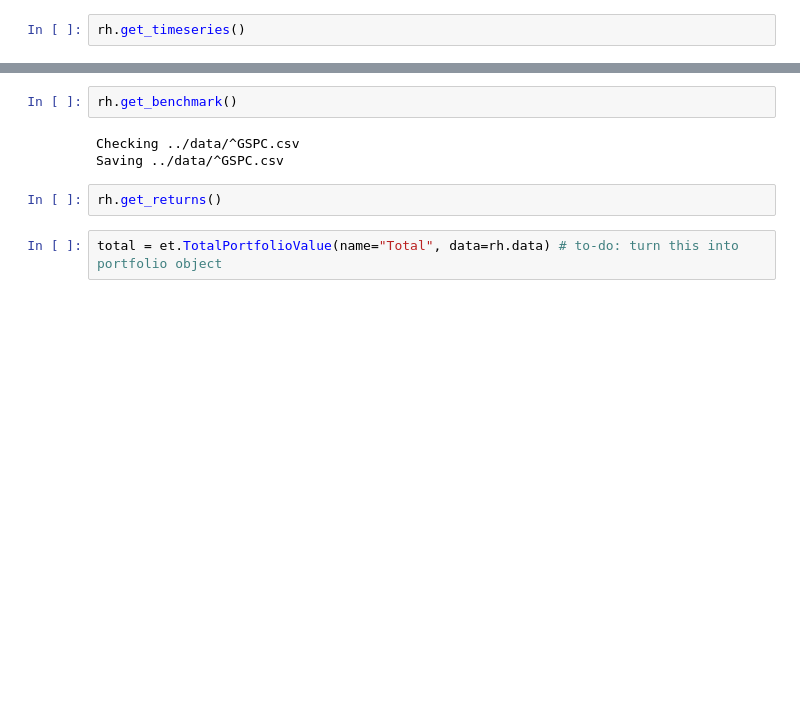
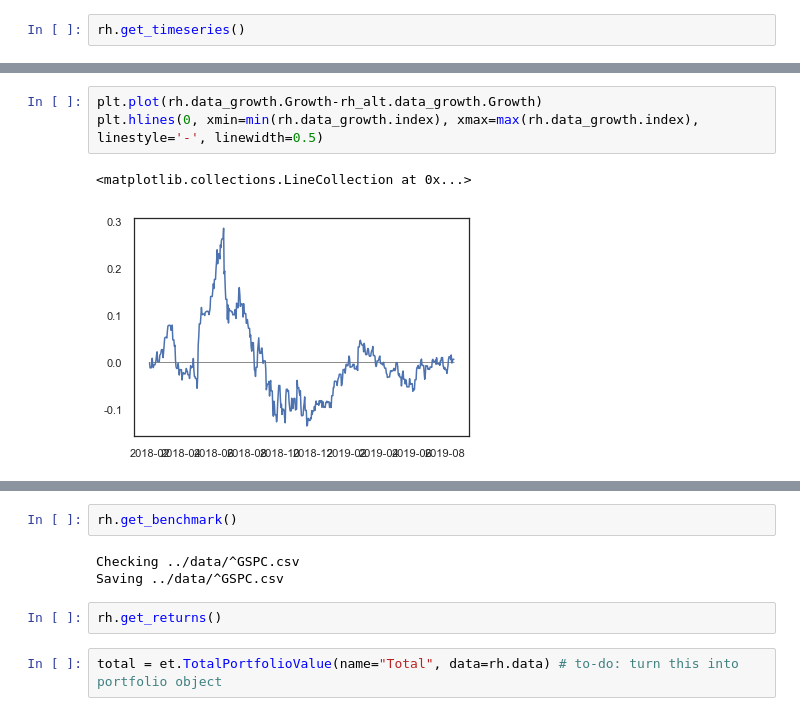
Before and after one commit to ahwkuepper/portfolios, a Jupyter notebook: notebooks/MyPortfolios.ipynb, the cells around one changed output, grey strips where cells are left out. Saved outputs shown, nothing was run; the diff lists cells and outputs as text; blank space fills up the shorter version.

```diff
--- a/notebooks/MyPortfolios.ipynb
+++ b/notebooks/MyPortfolios.ipynb
@@ -181,0 +191,6 @@ rh.data_growth.plot(y="Growth")
+# %%
+plt.plot(rh.data_growth.Growth-rh_alt.data_growth.Growth)
+plt.hlines(0, xmin=min(rh.data_growth.index), xmax=max(rh.data_growth.index), linestyle='-', linewidth=0.5)
+# %% [output]
+<matplotlib.collections.LineCollection at 0x...>
+[figure, added]
```
Also changed, not shown: parts of 52 cells of this notebook, 11 other files.
